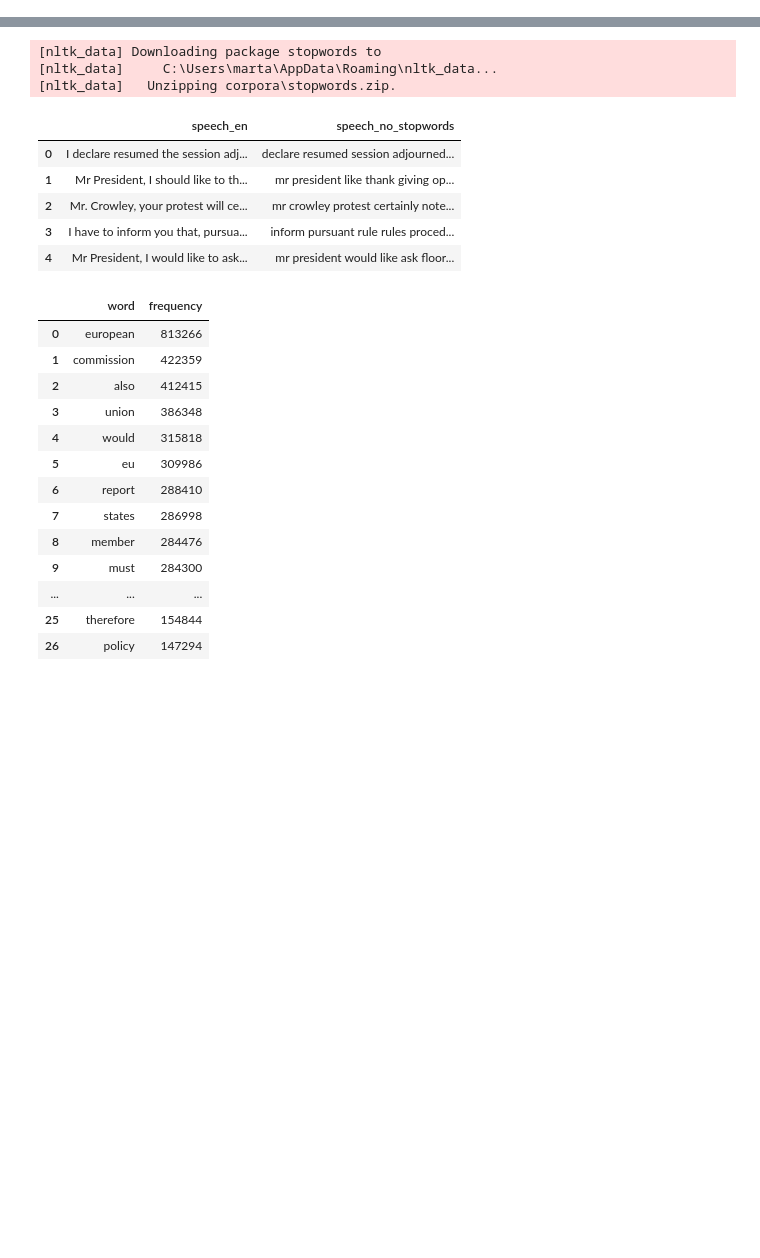
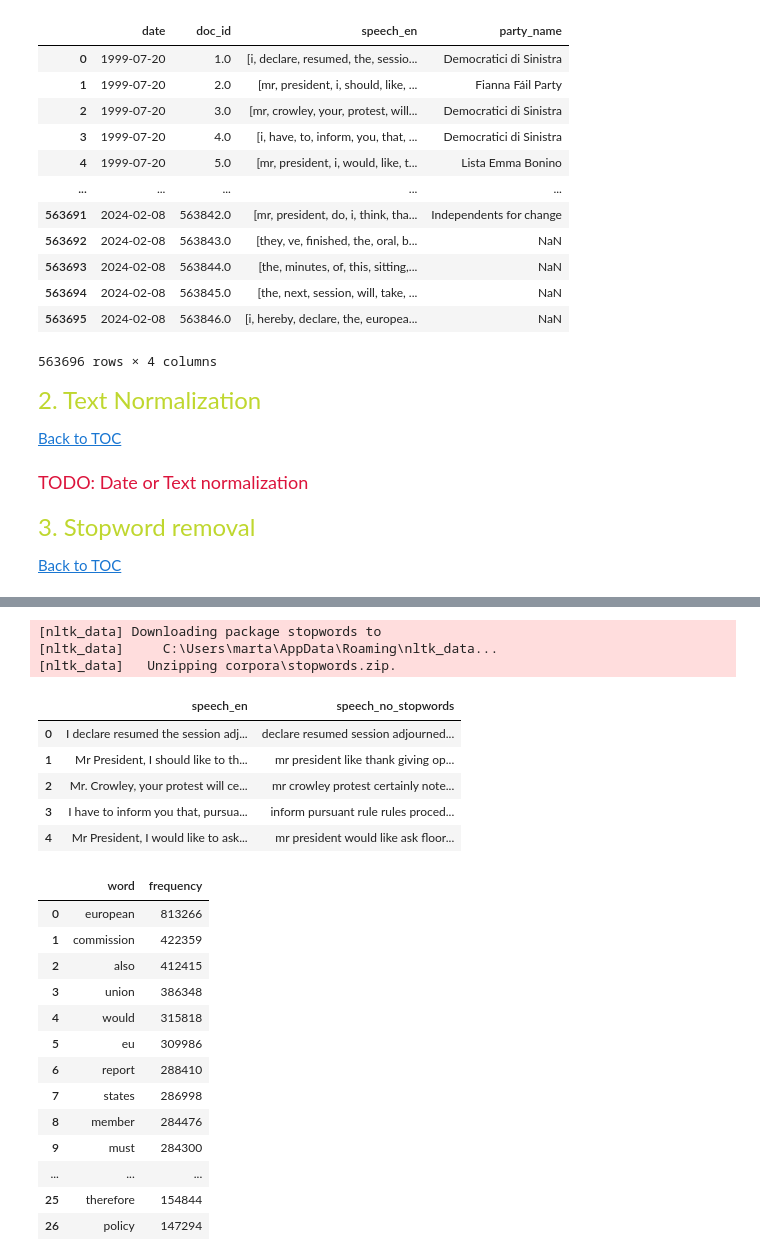
Before and after one commit to luisrafaelsoeiro/Dissertacao_UE, a Jupyter notebook: 02_preprocessing.ipynb, the cells around one changed output, grey strips where cells are left out. Saved outputs shown, nothing was run; the diff lists cells and outputs as text; code cells hidden in the pictures; blank space fills up the shorter version.

```diff
--- a/02_preprocessing.ipynb
+++ b/02_preprocessing.ipynb
@@ -8,3 +22,7 @@ from wordcloud import WordCloud
 from collections import Counter
 # %%
 df = pd.read_csv("EUPDCorp_agenda_fixed.csv")
+# %%
+# Keep only the specified columns
+df = df[["date", "doc_id", "speech_en", "party_name"]].copy()
+df.head()
@@ -10,0 +134,30 @@ df = pd.read_csv("EUPDCorp_agenda_fixed.csv")
+# %%
+df = clean_text_column(df, "speech_en")
+df
+# %% [output]
+|  | date | doc_id | speech_en | party_name |
+| 0 | 1999-07-20 | 1.0 | [i, declare, resumed, the, sessio... | Democratici di Sinistra |
+| 1 | 1999-07-20 | 2.0 | [mr, president, i, should, like, ... | Fianna Fáil Party |
+| 2 | 1999-07-20 | 3.0 | [mr, crowley, your, protest, will... | Democratici di Sinistra |
+| 3 | 1999-07-20 | 4.0 | [i, have, to, inform, you, that, ... | Democratici di Sinistra |
+| 4 | 1999-07-20 | 5.0 | [mr, president, i, would, like, t... | Lista Emma Bonino |
+| ... | ... | ... | ... | ... |
+| 563691 | 2024-02-08 | 563842.0 | [mr, president, do, i, think, tha... | Independents for change |
+| 563692 | 2024-02-08 | 563843.0 | [they, ve, finished, the, oral, b... | NaN |
+| 563693 | 2024-02-08 | 563844.0 | [the, minutes, of, this, sitting,... | NaN |
+| 563694 | 2024-02-08 | 563845.0 | [the, next, session, will, take, ... | NaN |
+| 563695 | 2024-02-08 | 563846.0 | [i, hereby, declare, the, europea... | NaN |
+563696 rows × 4 columns
+# %% [markdown]
+<font color='#BFD72F' size=5>2. Text Normalization</font> <a class="anchor" id="P2"></a>
+
+
+[Back to TOC](#toc)
+# %% [markdown]
+<font color='crimson' size=4>TODO: Date or Text normalization</font>
+# %% [markdown]
+<font color='#BFD72F' size=5>3. Stopword removal</font> <a class="anchor" id="P3"></a>
+
+
+
+[Back to TOC](#toc)
```
Also changed, not shown: parts of 10 cells of this notebook, 5 other files.
